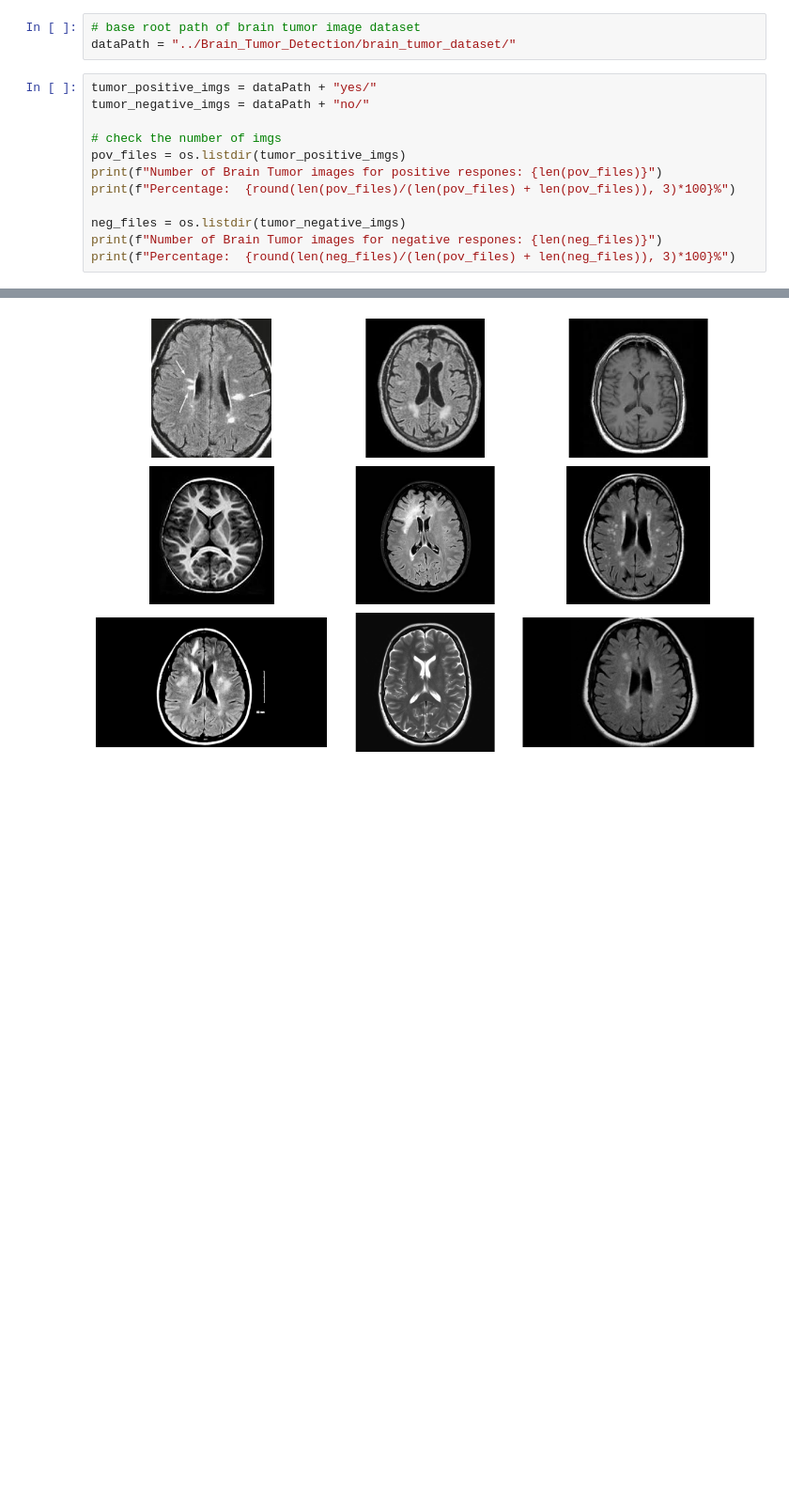
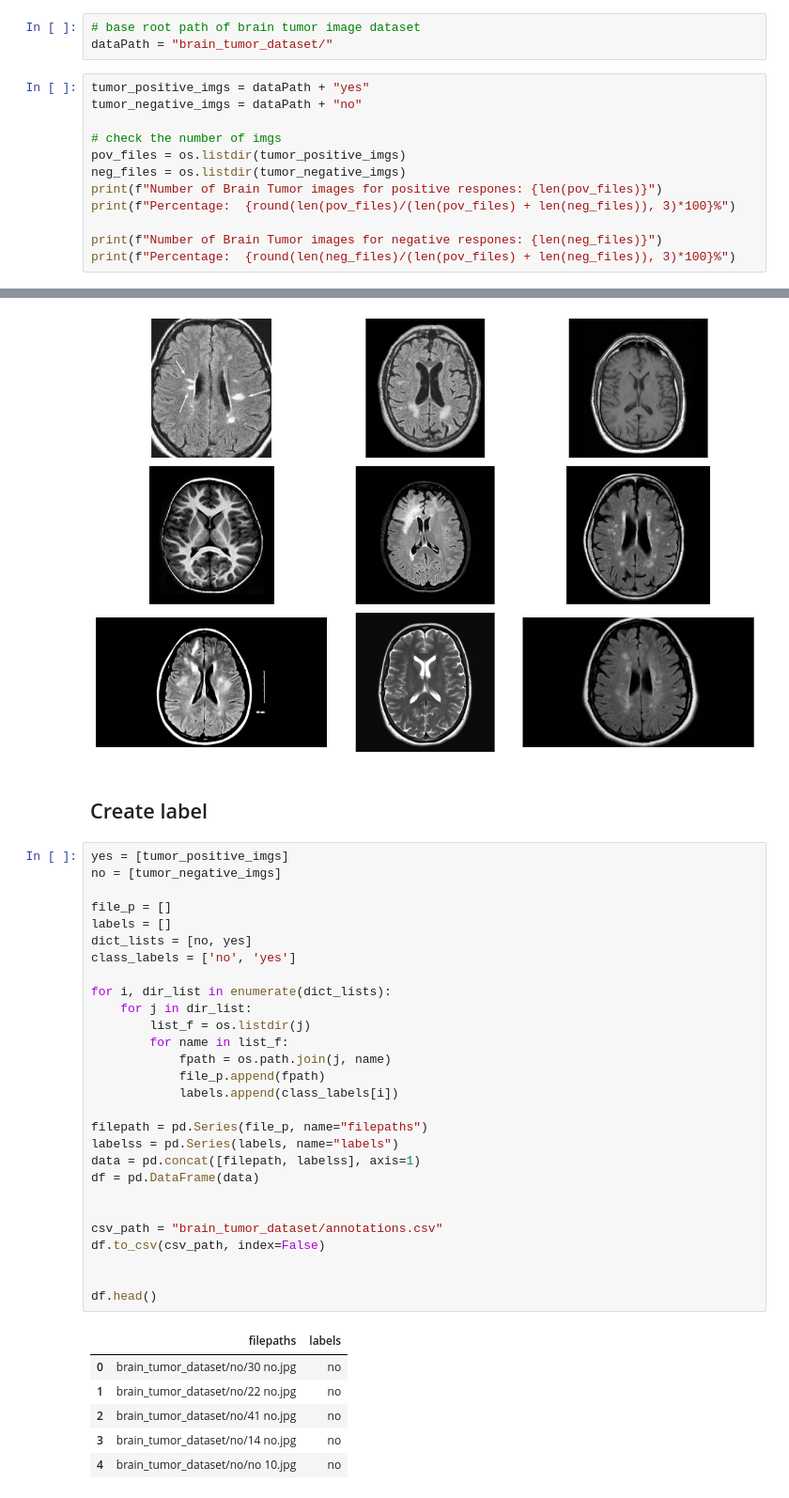
Before and after one commit to sgwlee96/Brain_Tumor_Detection, a Jupyter notebook: EDA1.ipynb, the cells around one changed output, grey strips where cells are left out. Shown at 94% size. Saved outputs shown, nothing was run; the diff lists cells and outputs as text; blank space fills up the shorter version.

Commit message:
create labels

```diff
--- a/EDA1.ipynb
+++ b/EDA1.ipynb
@@ -7,17 +8,17 @@ import os
 ## Review Data
 # %%
 # base root path of brain tumor image dataset
-dataPath = "../Brain_Tumor_Detection/brain_tumor_dataset/"
+dataPath = "brain_tumor_dataset/"
 # %%
-tumor_positive_imgs = dataPath + "yes/"
-tumor_negative_imgs = dataPath + "no/"
+tumor_positive_imgs = dataPath + "yes"
+tumor_negative_imgs = dataPath + "no"
 
 # check the number of imgs
 pov_files = os.listdir(tumor_positive_imgs)
+neg_files = os.listdir(tumor_negative_imgs)
 print(f"Number of Brain Tumor images for positive respones: {len(pov_files)}")
-print(f"Percentage:  {round(len(pov_files)/(len(pov_files) + len(pov_files)), 3)*100}%")
+print(f"Percentage:  {round(len(pov_files)/(len(pov_files) + len(neg_files)), 3)*100}%")
 
-neg_files = os.listdir(tumor_negative_imgs)
 print(f"Number of Brain Tumor images for negative respones: {len(neg_files)}")
 print(f"Percentage:  {round(len(neg_files)/(len(pov_files) + len(neg_files)), 3)*100}%")
 # %% [output]
@@ -39,3 +40,40 @@ show_image(tumor_negative_imgs, 9)
 # %% [output]
 Negative brain tumor images:
 [figure]
+# %% [markdown]
+## Create label
+# %%
+yes = [tumor_positive_imgs]
+no = [tumor_negative_imgs]
+
+file_p = []
+labels = []
+dict_lists = [no, yes]
+class_labels = ['no', 'yes']
+
+for i, dir_list in enumerate(dict_lists):
+    for j in dir_list:
+        list_f = os.listdir(j)
+        for name in list_f:
+            fpath = os.path.join(j, name)
+            file_p.append(fpath)
+            labels.append(class_labels[i])
+
+filepath = pd.Series(file_p, name="filepaths")
+labelss = pd.Series(labels, name="labels")
+data = pd.concat([filepath, labelss], axis=1)
+df = pd.DataFrame(data)
+
+
+csv_path = "brain_tumor_dataset/annotations.csv"
+df.to_csv(csv_path, index=False)
+
+
+df.head()
+# %% [output]
+|  | filepaths | labels |
+| 0 | brain_tumor_dataset/no/30 no.jpg | no |
+| 1 | brain_tumor_dataset/no/22 no.jpg | no |
+| 2 | brain_tumor_dataset/no/41 no.jpg | no |
+| 3 | brain_tumor_dataset/no/14 no.jpg | no |
+| 4 | brain_tumor_dataset/no/no 10.jpg | no |
```
Also changed, not shown: parts of 2 cells of this notebook.
